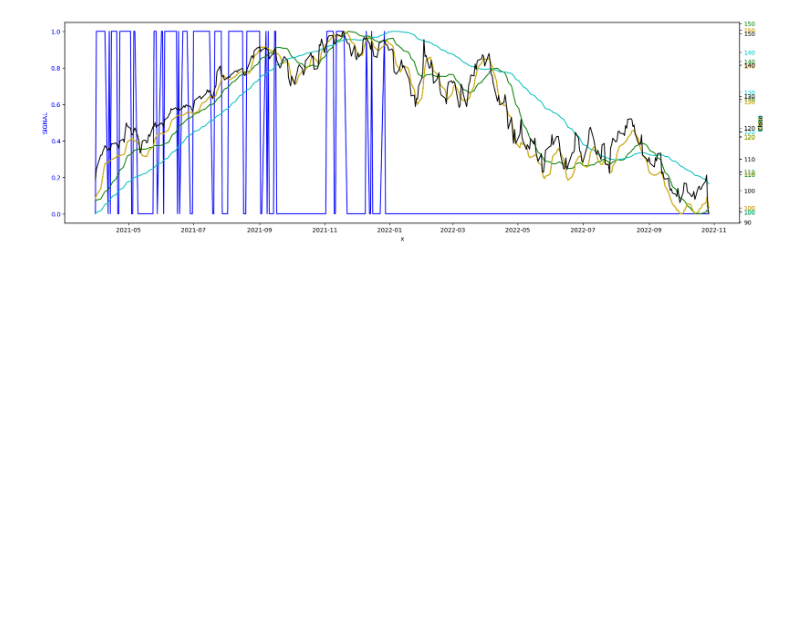
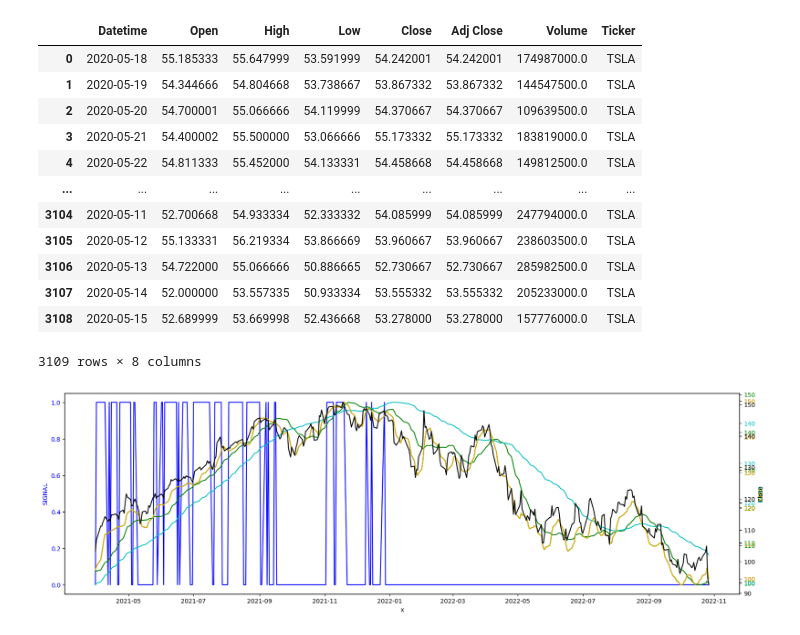
Before and after one commit to Inwest1997/TradingSystem, a Jupyter notebook: dummy.ipynb, the cells around one changed output. Cells and saved outputs as stored; diff of their text form; code cells hidden in the pictures; blank space fills up the shorter version.

```diff
--- a/dummy.ipynb
+++ b/dummy.ipynb
@@ -82,0 +8,10 @@ NameError: name 'self' is not defined
+# %%
+engine = sqlalchemy.create_engine('postgresql://junginseo:0000@localhost:5432/stock_db')
+conn = engine.connect()
+# %%
+table_name = 'daily_stock'
+ticker = 'TSLA'
+# %%
+sql = f'''SELECT * FROM {table_name} WHERE "{table_name}"."Ticker" = '{ticker}';'''
+origin = pd.read_sql(sql, conn)
+origin.info()
@@ -83,3 +34,19 @@ NameError: name 'self' is not defined
+# %%
+origin
+# %% [output]
+|  | Datetime | Open | High | Low | Close | Adj Close | Volume | Ticker |
+| 0 | 2020-05-18 | 55.185333 | 55.647999 | 53.591999 | 54.242001 | 54.242001 | 174987000.0 | TSLA |
+| 1 | 2020-05-19 | 54.344666 | 54.804668 | 53.738667 | 53.867332 | 53.867332 | 144547500.0 | TSLA |
+| 2 | 2020-05-20 | 54.700001 | 55.066666 | 54.119999 | 54.370667 | 54.370667 | 109639500.0 | TSLA |
+| 3 | 2020-05-21 | 54.400002 | 55.500000 | 53.066666 | 55.173332 | 55.173332 | 183819000.0 | TSLA |
+| 4 | 2020-05-22 | 54.811333 | 55.452000 | 54.133331 | 54.458668 | 54.458668 | 149812500.0 | TSLA |
+| ... | ... | ... | ... | ... | ... | ... | ... | ... |
+| 3104 | 2020-05-11 | 52.700668 | 54.933334 | 52.333332 | 54.085999 | 54.085999 | 247794000.0 | TSLA |
+| 3105 | 2020-05-12 | 55.133331 | 56.219334 | 53.866669 | 53.960667 | 53.960667 | 238603500.0 | TSLA |
+| 3106 | 2020-05-13 | 54.722000 | 55.066666 | 50.886665 | 52.730667 | 52.730667 | 285982500.0 | TSLA |
+| 3107 | 2020-05-14 | 52.000000 | 53.557335 | 50.933334 | 53.555332 | 53.555332 | 205233000.0 | TSLA |
+| 3108 | 2020-05-15 | 52.689999 | 53.669998 | 52.436668 | 53.278000 | 53.278000 | 157776000.0 | TSLA |
+3109 rows × 8 columns
 # %%
 fig = plt.figure(figsize=(20,6)) ## 캔버스 생성
 fig.set_facecolor('white')
```
Also changed, not shown: parts of 10 cells of this notebook, 1 other file.
